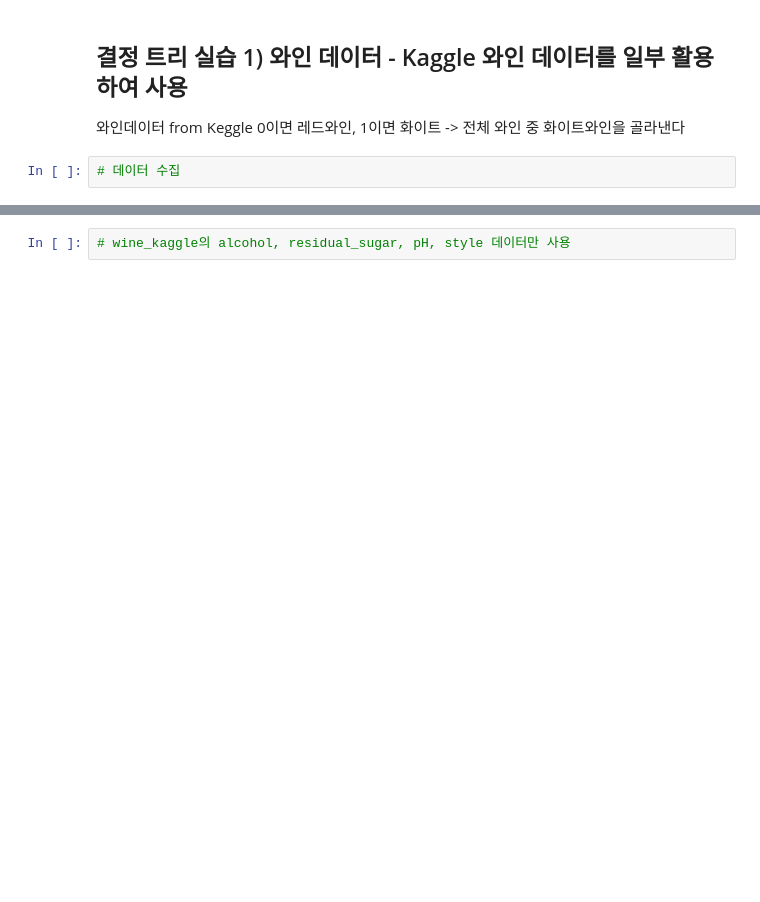
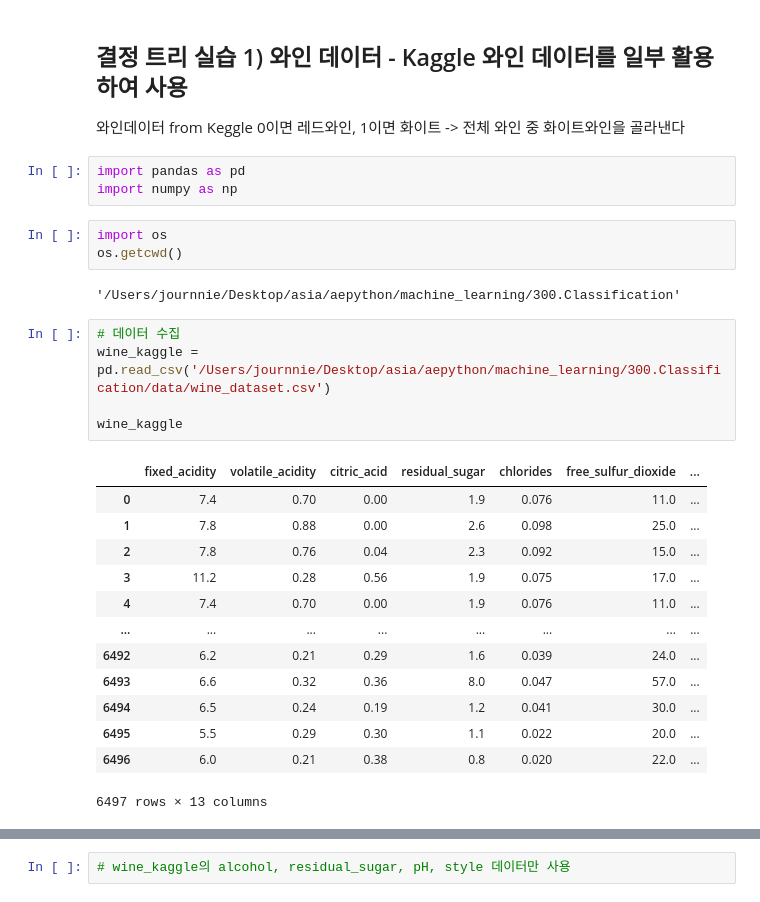
Before and after one commit to journnie/01_machine_learning, a Jupyter notebook: 300.Classification/320.0. 결정트리.ipynb, the cells around one changed output, grey strips where cells are left out. Saved outputs shown, nothing was run; the diff lists cells and outputs as text; blank space fills up the shorter version.

```diff
--- a/300.Classification/320.0. 결정트리.ipynb
+++ b/300.Classification/320.0. 결정트리.ipynb
@@ -85,5 +100,30 @@ SyntaxError: invalid syntax (2176873587.py, line 1)
 
 와인데이터 from Keggle
 0이면 레드와인, 1이면 화이트 -> 전체 와인 중 화이트와인을 골라낸다
-# %%
-# 데이터 수집
+# %%
+import pandas as pd
+import numpy as np
+# %%
+import os
+os.getcwd()
+# %% [output]
+'/Users/journnie/Desktop/asia/aepython/machine_learning/300.Classification'
+# %%
+# 데이터 수집
+wine_kaggle = pd.read_csv('/Users/journnie/Desktop/asia/aepython/machine_learning/300.Classification/data/wine_dataset.csv')
+
+wine_kaggle
+# %% [output]
+|  | fixed_acidity | volatile_acidity | citric_acid | residual_sugar | chlorides | free_sulfur_dioxide | ... |
+| 0 | 7.4 | 0.70 | 0.00 | 1.9 | 0.076 | 11.0 | ... |
+| 1 | 7.8 | 0.88 | 0.00 | 2.6 | 0.098 | 25.0 | ... |
+| 2 | 7.8 | 0.76 | 0.04 | 2.3 | 0.092 | 15.0 | ... |
+| 3 | 11.2 | 0.28 | 0.56 | 1.9 | 0.075 | 17.0 | ... |
+| 4 | 7.4 | 0.70 | 0.00 | 1.9 | 0.076 | 11.0 | ... |
+| ... | ... | ... | ... | ... | ... | ... | ... |
+| 6492 | 6.2 | 0.21 | 0.29 | 1.6 | 0.039 | 24.0 | ... |
+| 6493 | 6.6 | 0.32 | 0.36 | 8.0 | 0.047 | 57.0 | ... |
+| 6494 | 6.5 | 0.24 | 0.19 | 1.2 | 0.041 | 30.0 | ... |
+| 6495 | 5.5 | 0.29 | 0.30 | 1.1 | 0.022 | 20.0 | ... |
+| 6496 | 6.0 | 0.21 | 0.38 | 0.8 | 0.020 | 22.0 | ... |
+6497 rows × 13 columns
```
Also changed, not shown: parts of 15 cells of this notebook, 15 other files.
